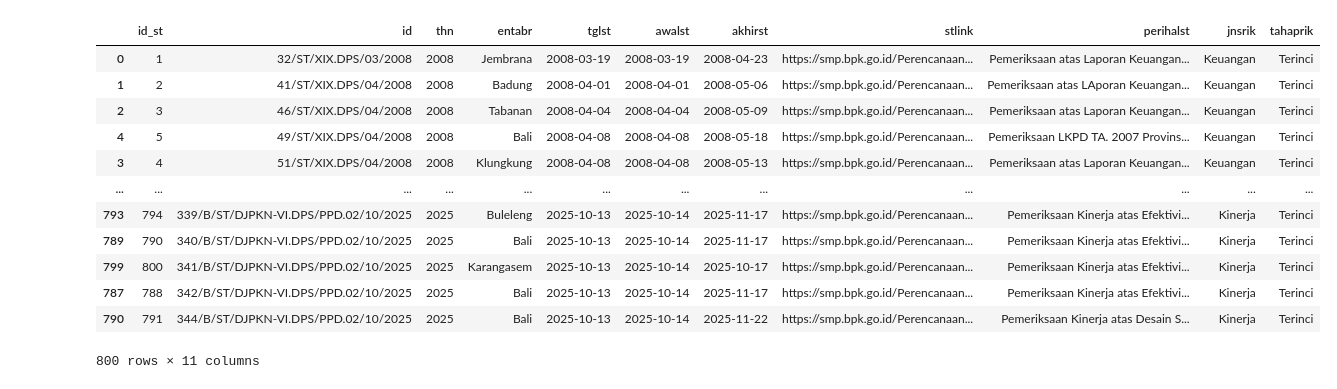
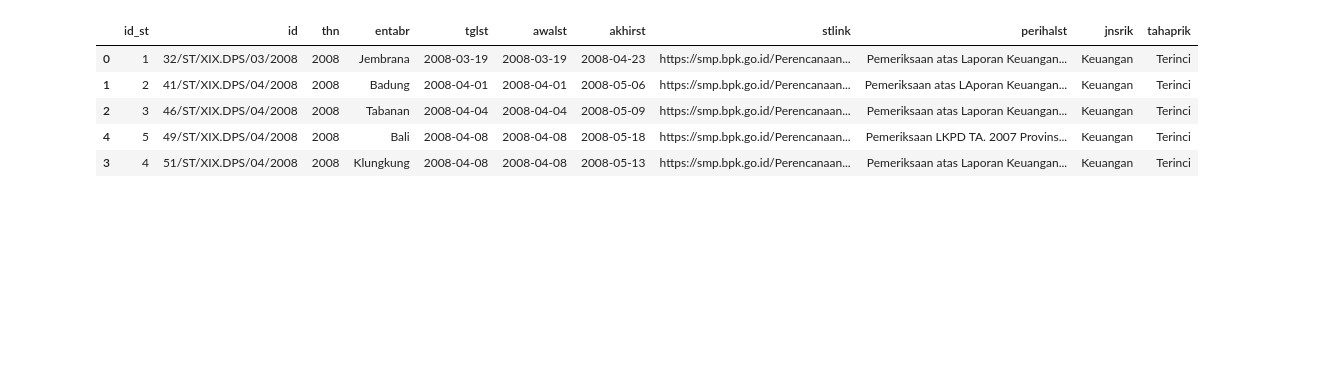
Before and after one commit to wiprada/awalokana_penilai_pemeriksa, a Jupyter notebook: pengolahan_data/tarik_data_penugasan.ipynb, the cells around one changed output. Cells and saved outputs as stored; diff of their text form; code cells hidden in the pictures; blank space fills up the shorter version.

```diff
--- a/pengolahan_data/tarik_data_penugasan.ipynb
+++ b/pengolahan_data/tarik_data_penugasan.ipynb
@@ -8,22 +8,15 @@ personil = pd.read_excel('db_sdm.xlsx', sheet_name='nama')
 # %%
 st.sort_values(by=['tglst', 'id'], inplace=True)
 # st.sort_values(by='id', inplace=True)
 st.insert(0, 'id_st', st.index + 1)
-st
+st.head()
 # %% [output]
 |  | id_st | id | thn | entabr | tglst | awalst | akhirst | stlink | perihalst | jnsrik | tahaprik |
 | 0 | 1 | 32/ST/XIX.DPS/03/2008 | 2008 | Jembrana | 2008-03-19 | 2008-03-19 | 2008-04-23 | https://smp.bpk.go.id/Perencanaan... | Pemeriksaan atas Laporan Keuangan... | Keuangan | Terinci |
 | 1 | 2 | 41/ST/XIX.DPS/04/2008 | 2008 | Badung | 2008-04-01 | 2008-04-01 | 2008-05-06 | https://smp.bpk.go.id/Perencanaan... | Pemeriksaan atas LAporan Keuangan... | Keuangan | Terinci |
 | 2 | 3 | 46/ST/XIX.DPS/04/2008 | 2008 | Tabanan | 2008-04-04 | 2008-04-04 | 2008-05-09 | https://smp.bpk.go.id/Perencanaan... | Pemeriksaan atas Laporan Keuangan... | Keuangan | Terinci |
 | 4 | 5 | 49/ST/XIX.DPS/04/2008 | 2008 | Bali | 2008-04-08 | 2008-04-08 | 2008-05-18 | https://smp.bpk.go.id/Perencanaan... | Pemeriksaan LKPD TA. 2007 Provins... | Keuangan | Terinci |
 | 3 | 4 | 51/ST/XIX.DPS/04/2008 | 2008 | Klungkung | 2008-04-08 | 2008-04-08 | 2008-05-13 | https://smp.bpk.go.id/Perencanaan... | Pemeriksaan atas Laporan Keuangan... | Keuangan | Terinci |
-| ... | ... | ... | ... | ... | ... | ... | ... | ... | ... | ... | ... |
-| 793 | 794 | 339/B/ST/DJPKN-VI.DPS/PPD.02/10/2025 | 2025 | Buleleng | 2025-10-13 | 2025-10-14 | 2025-11-17 | https://smp.bpk.go.id/Perencanaan... | Pemeriksaan Kinerja atas Efektivi... | Kinerja | Terinci |
-| 789 | 790 | 340/B/ST/DJPKN-VI.DPS/PPD.02/10/2025 | 2025 | Bali | 2025-10-13 | 2025-10-14 | 2025-11-17 | https://smp.bpk.go.id/Perencanaan... | Pemeriksaan Kinerja atas Efektivi... | Kinerja | Terinci |
-| 799 | 800 | 341/B/ST/DJPKN-VI.DPS/PPD.02/10/2025 | 2025 | Karangasem | 2025-10-13 | 2025-10-14 | 2025-10-17 | https://smp.bpk.go.id/Perencanaan... | Pemeriksaan Kinerja atas Efektivi... | Kinerja | Terinci |
-| 787 | 788 | 342/B/ST/DJPKN-VI.DPS/PPD.02/10/2025 | 2025 | Bali | 2025-10-13 | 2025-10-14 | 2025-11-17 | https://smp.bpk.go.id/Perencanaan... | Pemeriksaan Kinerja atas Efektivi... | Kinerja | Terinci |
-| 790 | 791 | 344/B/ST/DJPKN-VI.DPS/PPD.02/10/2025 | 2025 | Bali | 2025-10-13 | 2025-10-14 | 2025-11-22 | https://smp.bpk.go.id/Perencanaan... | Pemeriksaan Kinerja atas Desain S... | Kinerja | Terinci |
-800 rows × 11 columns
 # %%
 st_pilih = ddb.query("""
 SELECT id_st
```
Also changed, not shown: parts of 8 cells of this notebook, 6 other files.
